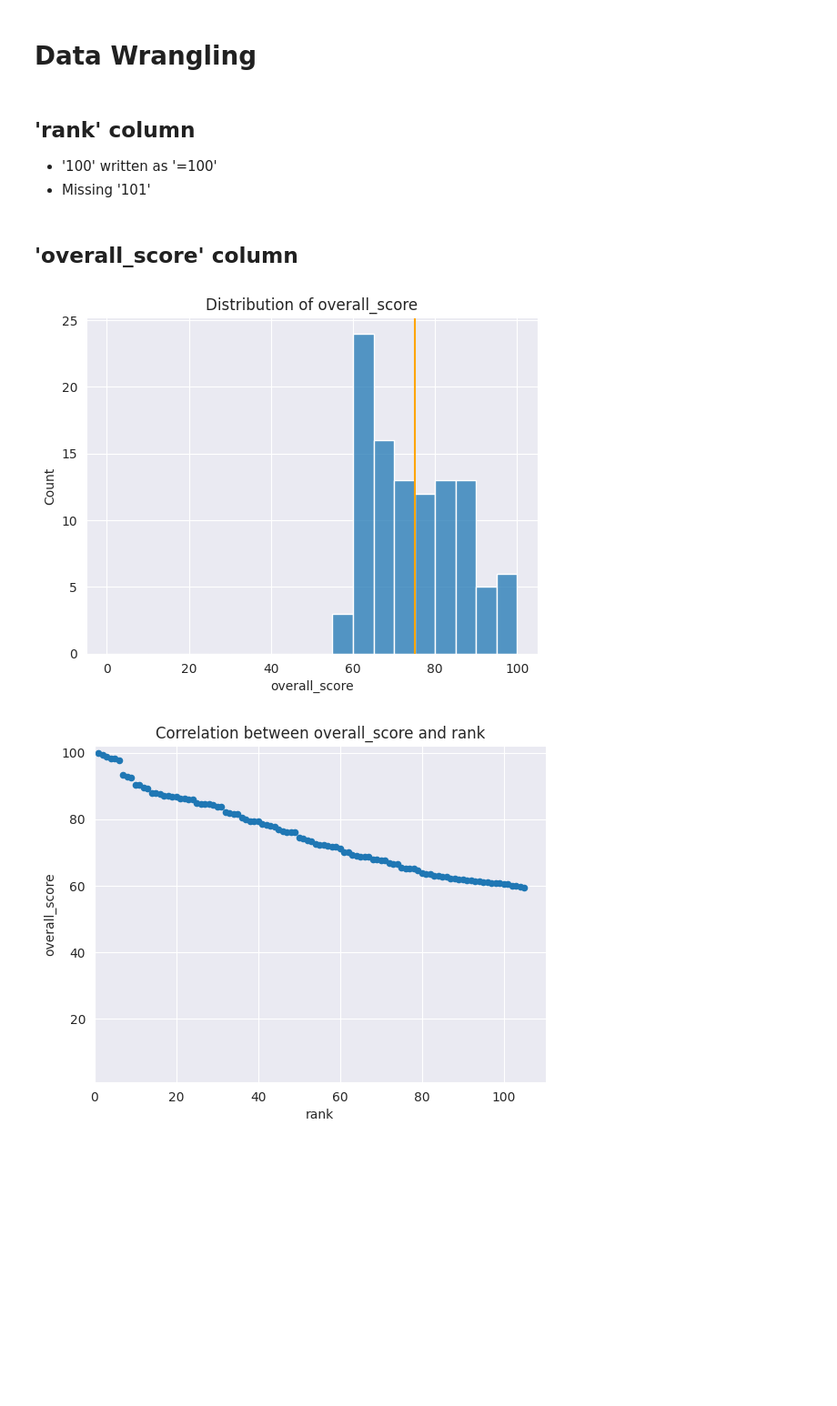
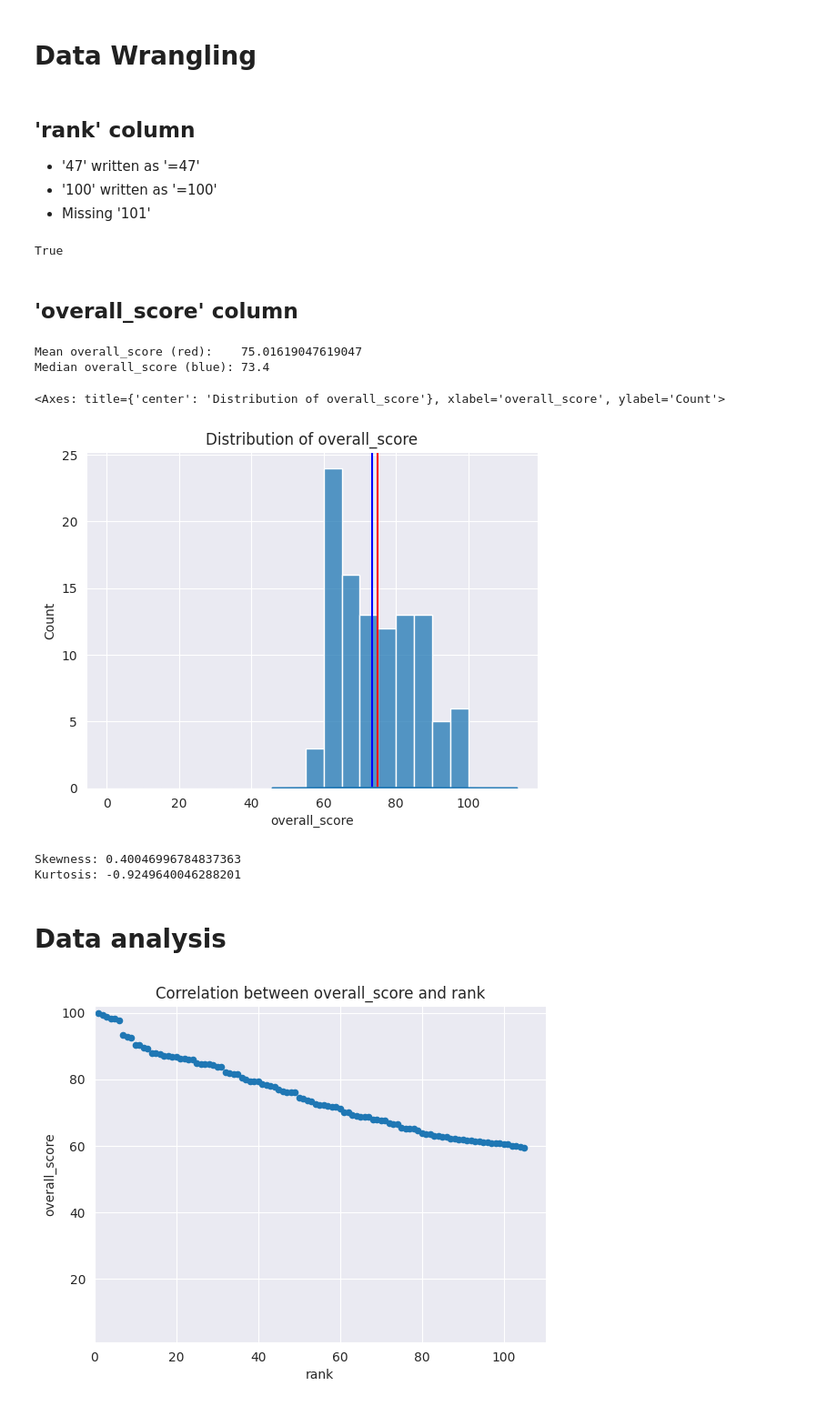
Before and after one commit to PaoloCarlevero/portfolio, a Jupyter notebook: python/top_100_universities/top_100_universities.ipynb, the cells around one changed output. Shown at 91% size. Cells and saved outputs as stored; diff of their text form; code cells hidden in the pictures; blank space fills up the shorter version.

```diff
--- a/python/top_100_universities/top_100_universities.ipynb
+++ b/python/top_100_universities/top_100_universities.ipynb
@@ -53,14 +74,19 @@ memory usage: 10.7+ KB
 # **Data Wrangling**
 # %% [markdown]
 ## 'rank' column
+* '47' written as '=47'
 * '100' written as '=100'
 * Missing '101'
+# %%
+df['overall_score'].is_monotonic_decreasing
+# %% [output]
+True
 # %%
 df['rank'] = np.arange(start=1, stop=106, dtype=np.int8) # using np.int8 in oreder to save memory
 # %% [markdown]
 ## 'overall_score' column
 # %%
-def histplot_with_mean(x, data=df, binrange:tuple=(0,100), title:str=None, c:str='orange'):
+def histplot_with_central_tendency(x, data=df, binrange:tuple=(0,100), title:str=None):
     # Build histogram
     sns.histplot(
     data=data,
@@ -70,13 +96,34 @@ def histplot_with_mean(x, data=df, binrange:tuple=(0,100), title:str=None, c:str
     # Add mean line
     plt.axvline(
         df['overall_score'].mean(),
-        c = 'orange'
+        c = 'red'
     )
+    # Add median line
+    plt.axvline(
+        df['overall_score'].median(),
+        c = 'blue'
+    )
+
+    print(f"Mean overall_score (red):    {df['overall_score'].mean()}")
+    print(f"Median overall_score (blue): {df['overall_score'].median()}")
+
     # Add title
     if title:
         plt.title(title)
 # %%
-histplot_with_mean('overall_score', title='Distribution of overall_score')
+histplot_with_central_tendency('overall_score', title='Distribution of overall_score')
+sns.kdeplot(data=df,x='overall_score')
 # %% [output]
+Mean overall_score (red):    75.01619047619047
+Median overall_score (blue): 73.4
+<Axes: title={'center': 'Distribution of overall_score'}, xlabel='overall_score', ylabel='Count'>
-[figure, old version]
+[figure, new version]
+# %%
+print(f"Skewness: {df['overall_score'].skew()}")
+print(f"Kurtosis: {df['overall_score'].kurt()}")
+# %% [output]
+Skewness: 0.40046996784837363
+Kurtosis: -0.9249640046288201
+# %% [markdown]
+# **Data analysis**
 # %%
```
Also changed, not shown: parts of 4 cells of this notebook, 3 other files.
